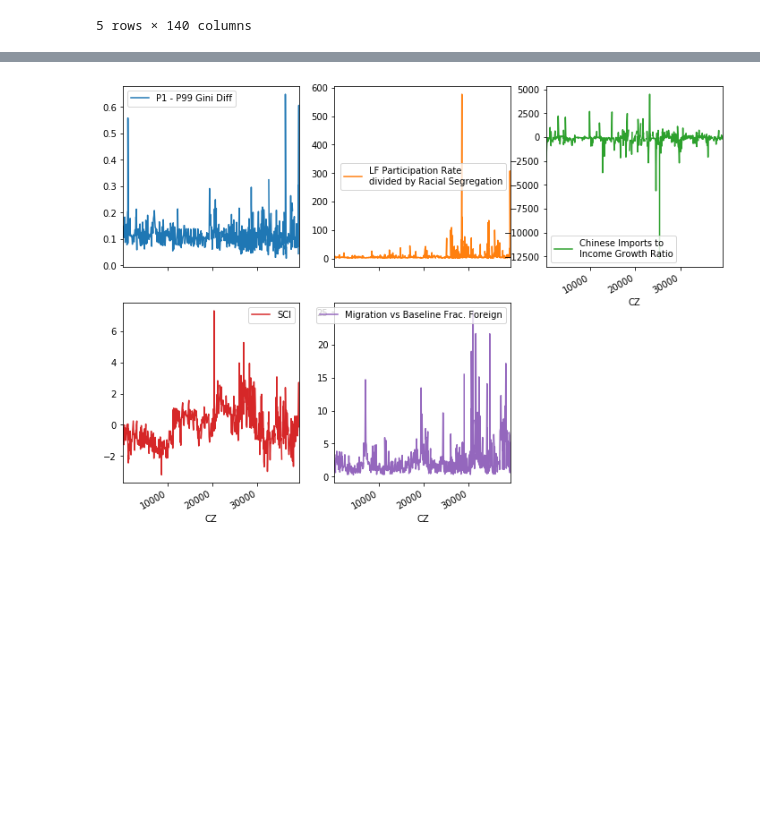
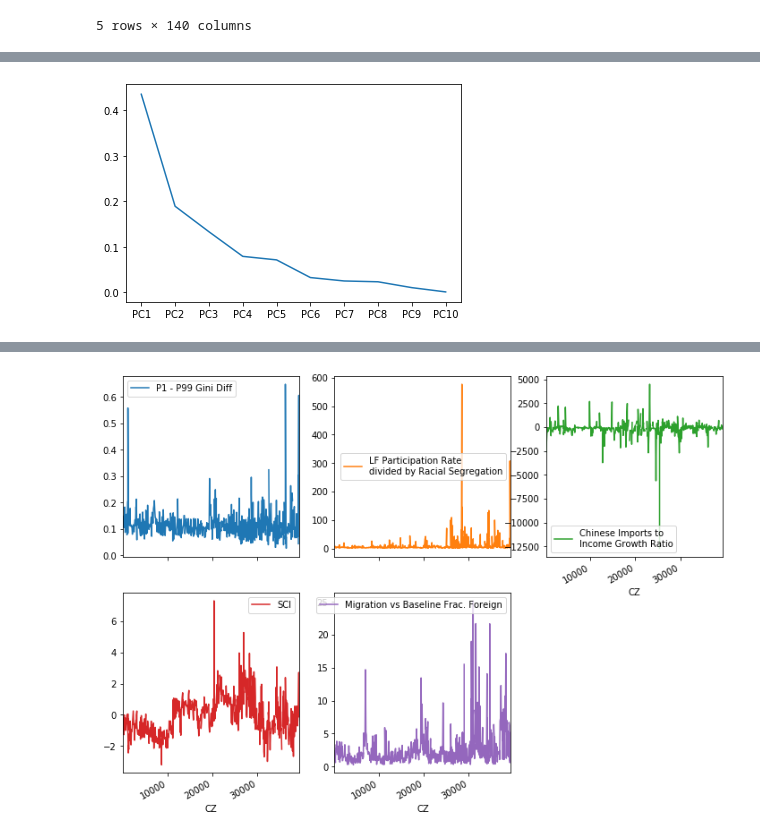
Before and after one commit to dicicch/features-of-innovators, a Jupyter notebook: notebooks/EDA.ipynb, the cells around one changed output, grey strips where cells are left out. Cells and saved outputs as stored; diff of their text form; code cells hidden in the pictures; blank space fills up the shorter version.

```diff
--- a/notebooks/EDA.ipynb
+++ b/notebooks/EDA.ipynb
@@ -64,0 +96,12 @@ Gini appears to be a robust predictor – attempt to explain variance in innovat
+# %%
+ipumsA = ipums[ipna].dropna()
+features = ipna.drop("hhincome")
+target = 'hhincome'
+x = ipumsA.loc[:, features]
+y = ipumsA.loc[:, [target]]
+x = StandardScaler().fit_transform(x)
+pca = PCA(n_components=10)
+pc = pca.fit_transform(x)
+cols = ['PC' + str(i+1) for i in range(pca.n_components)]
+pcdf = pd.DataFrame(data=pc, columns=cols)
+pcdf.head()
@@ -64,0 +115,8 @@ Gini appears to be a robust predictor – attempt to explain variance in innovat
+# %%
+g = sns.lineplot(range(pca.n_components),
+                 pca.explained_variance_ratio_,
+                 markers=True)
+plt.xticks(range(pca.n_components))
+g.set_xticklabels(cols);
+# %% [output]
+[figure, added]
```
Also changed, not shown: parts of 9 cells of this notebook, 1 other file.
